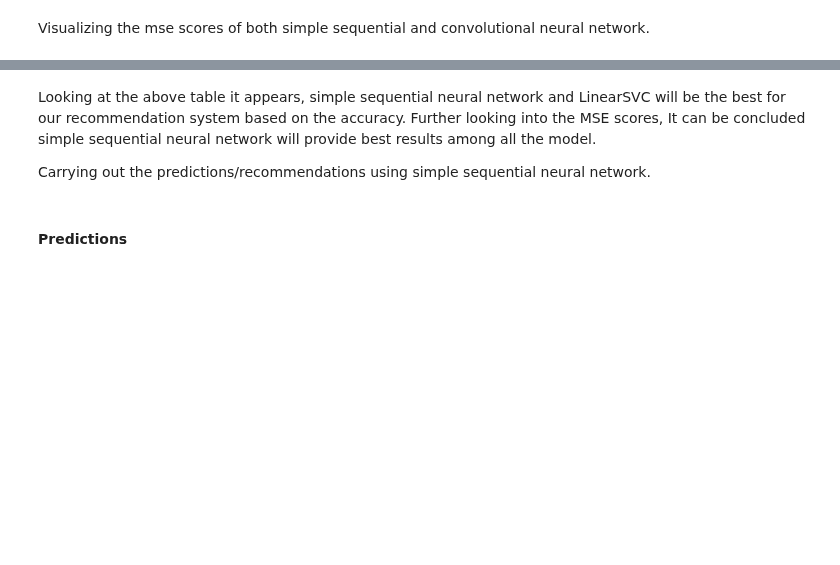
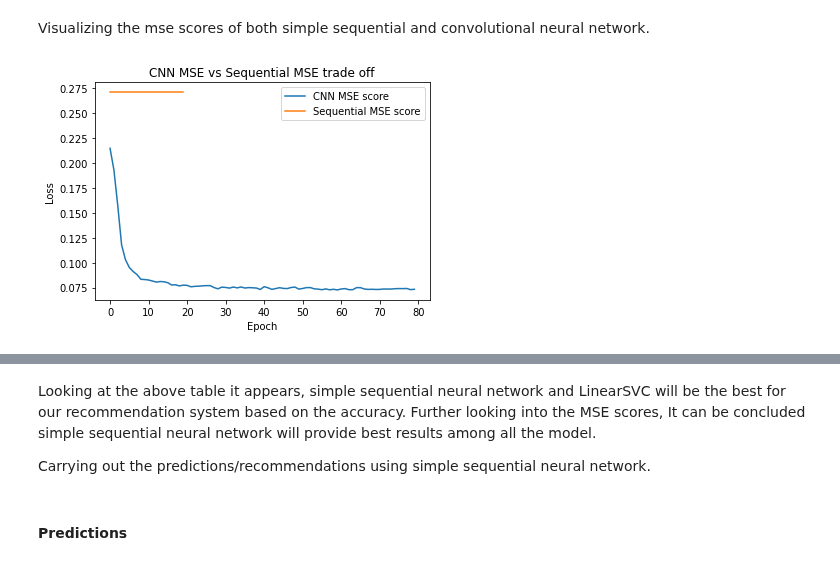
Before and after one commit to Madhurika1292/Medicines-and-Common-Treatment-Recommendation-System, a Jupyter notebook: MRS_models.ipynb, the cells around one changed output, grey strips where cells are left out. Saved outputs shown, nothing was run; the diff lists cells and outputs as text; code cells hidden in the pictures; blank space fills up the shorter version.

```diff
--- a/MRS_models.ipynb
+++ b/MRS_models.ipynb
@@ -537,14 +628,16 @@ Visualizing the mse scores of both simple sequential and convolutional neural ne
 # %%
 # plot metrics
 from matplotlib import pyplot
 pyplot.plot(sim_model_train.history['mse'],label='CNN MSE score')
 pyplot.plot(cnn_model_train.history['mse'],label='Sequential MSE score')
 pyplot.xlabel('Epoch')
 pyplot.ylabel('Loss')
-
+pyplot.title('CNN MSE vs Sequential MSE trade off')
 
 pyplot.legend(loc='upper right')
 pyplot.show()
+# %% [output]
+[figure, added]
 # %%
 #Adding simple sequential model data to report table-
 
```
Also changed, not shown: parts of 21 cells of this notebook.
